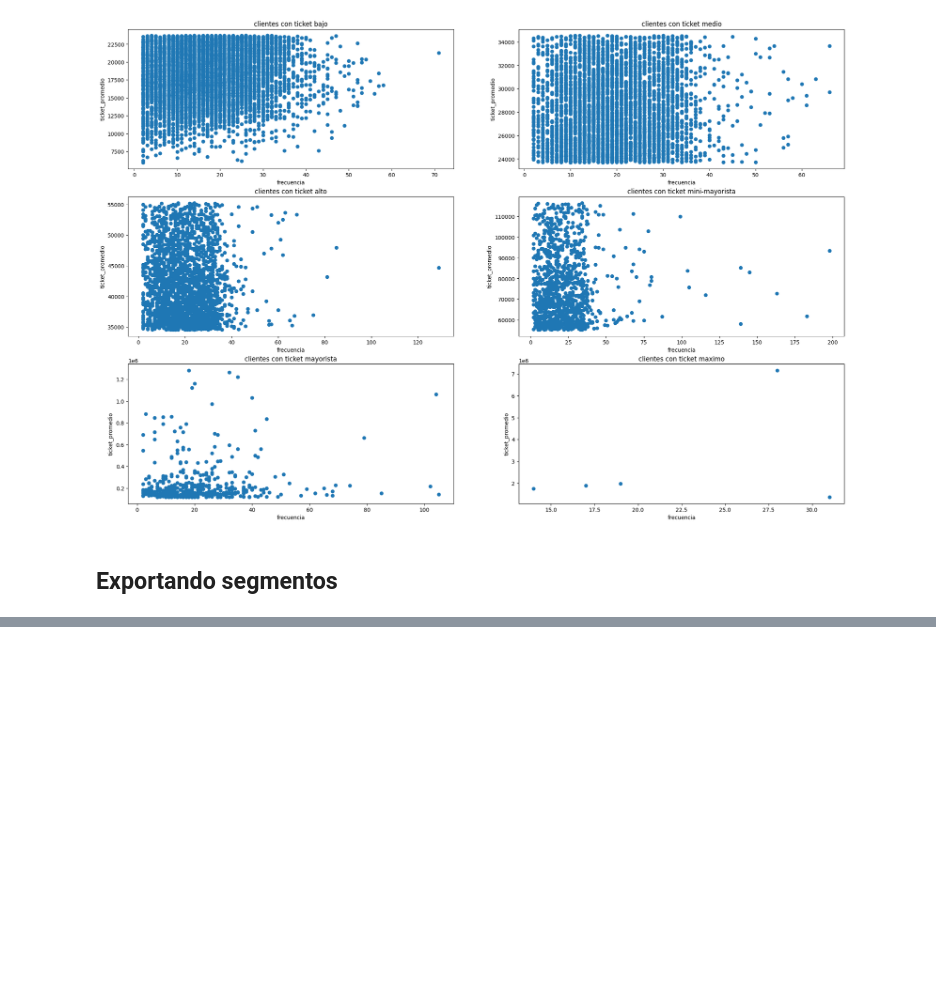
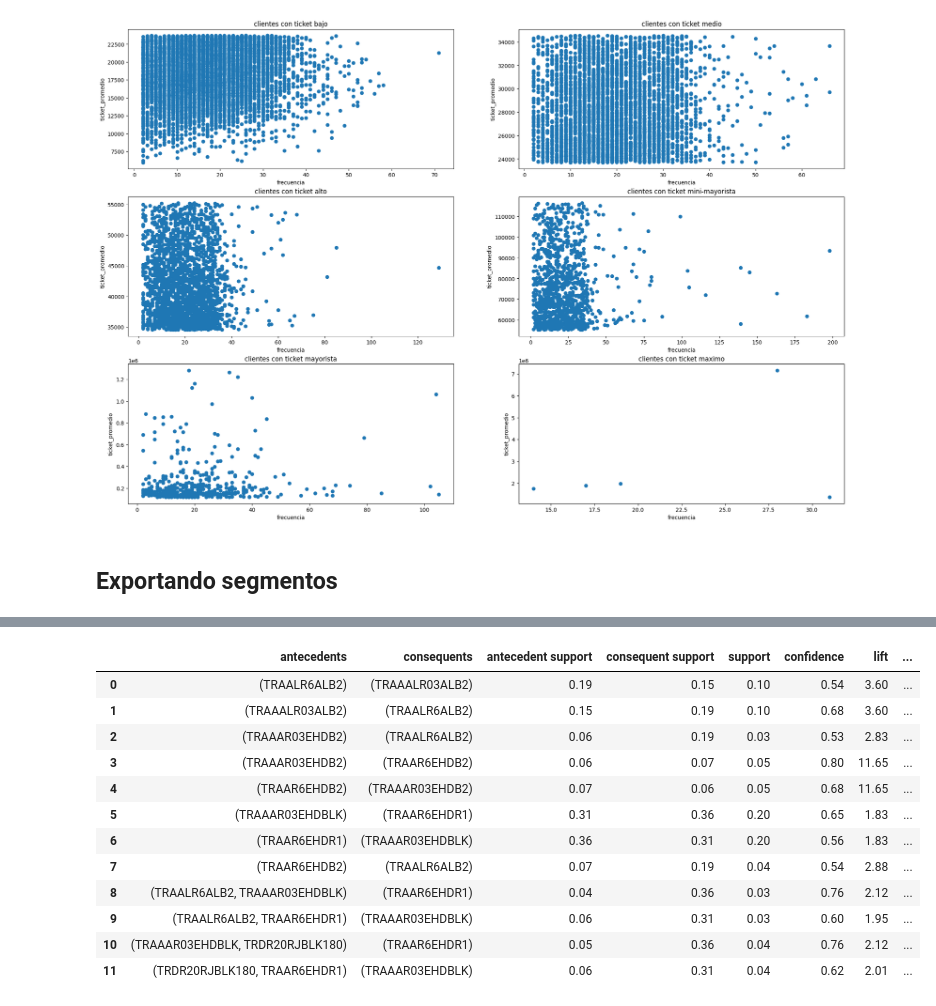
Before and after one commit to TheKey06/Market-Basket-Analysis, a Jupyter notebook: notebooks/Segmentacion.ipynb, the cells around one changed output, grey strips where cells are left out. Drawn from its saved outputs; the diff is of its cells as text; code cells hidden in the pictures; blank space fills up the shorter version.

```diff
--- a/notebooks/Segmentacion.ipynb
+++ b/notebooks/Segmentacion.ipynb
@@ -607,0 +647,14 @@ df_nuevos.to_csv('../processed/clientes_nuevos.csv', sep=';',index=False)
+# %%
+matriz=df.groupby('factura')['referencia'].apply(list)
+indices = matriz.index.tolist()
+# %%
+from mlxtend.preprocessing import TransactionEncoder
+from mlxtend.frequent_patterns import apriori,association_rules
+
+te = TransactionEncoder()
+te_ary= te.fit(matriz).transform(matriz)
+df_matriz = pd.DataFrame(te_ary, columns= te.columns_, index= indices)
+# %%
+mba =apriori(df_matriz, min_support=0.03, use_colnames=True)
+mba['cantidad_productos'] = mba['itemsets'].apply(lambda x: len(x))
+mba
@@ -607,0 +679,17 @@ df_nuevos.to_csv('../processed/clientes_nuevos.csv', sep=';',index=False)
+# %%
+reglas = association_rules(mba, metric='confidence', min_threshold=0.5)
+reglas
+# %% [output]
+|  | antecedents | consequents | antecedent support | consequent support | support | confidence | lift | ... |
+| 0 | (TRAALR6ALB2) | (TRAAALR03ALB2) | 0.19 | 0.15 | 0.10 | 0.54 | 3.60 | ... |
+| 1 | (TRAAALR03ALB2) | (TRAALR6ALB2) | 0.15 | 0.19 | 0.10 | 0.68 | 3.60 | ... |
+| 2 | (TRAAAR03EHDB2) | (TRAALR6ALB2) | 0.06 | 0.19 | 0.03 | 0.53 | 2.83 | ... |
+| 3 | (TRAAAR03EHDB2) | (TRAAR6EHDB2) | 0.06 | 0.07 | 0.05 | 0.80 | 11.65 | ... |
+| 4 | (TRAAR6EHDB2) | (TRAAAR03EHDB2) | 0.07 | 0.06 | 0.05 | 0.68 | 11.65 | ... |
+| 5 | (TRAAAR03EHDBLK) | (TRAAR6EHDR1) | 0.31 | 0.36 | 0.20 | 0.65 | 1.83 | ... |
+| 6 | (TRAAR6EHDR1) | (TRAAAR03EHDBLK) | 0.36 | 0.31 | 0.20 | 0.56 | 1.83 | ... |
+| 7 | (TRAAR6EHDB2) | (TRAALR6ALB2) | 0.07 | 0.19 | 0.04 | 0.54 | 2.88 | ... |
+| 8 | (TRAALR6ALB2, TRAAAR03EHDBLK) | (TRAAR6EHDR1) | 0.04 | 0.36 | 0.03 | 0.76 | 2.12 | ... |
+| 9 | (TRAALR6ALB2, TRAAR6EHDR1) | (TRAAAR03EHDBLK) | 0.06 | 0.31 | 0.03 | 0.60 | 1.95 | ... |
+| 10 | (TRAAAR03EHDBLK, TRDR20RJBLK180) | (TRAAR6EHDR1) | 0.05 | 0.36 | 0.04 | 0.76 | 2.12 | ... |
+| 11 | (TRDR20RJBLK180, TRAAR6EHDR1) | (TRAAAR03EHDBLK) | 0.06 | 0.31 | 0.04 | 0.62 | 2.01 | ... |
```
Also changed, not shown: parts of 10 cells of this notebook, 8 other files.
